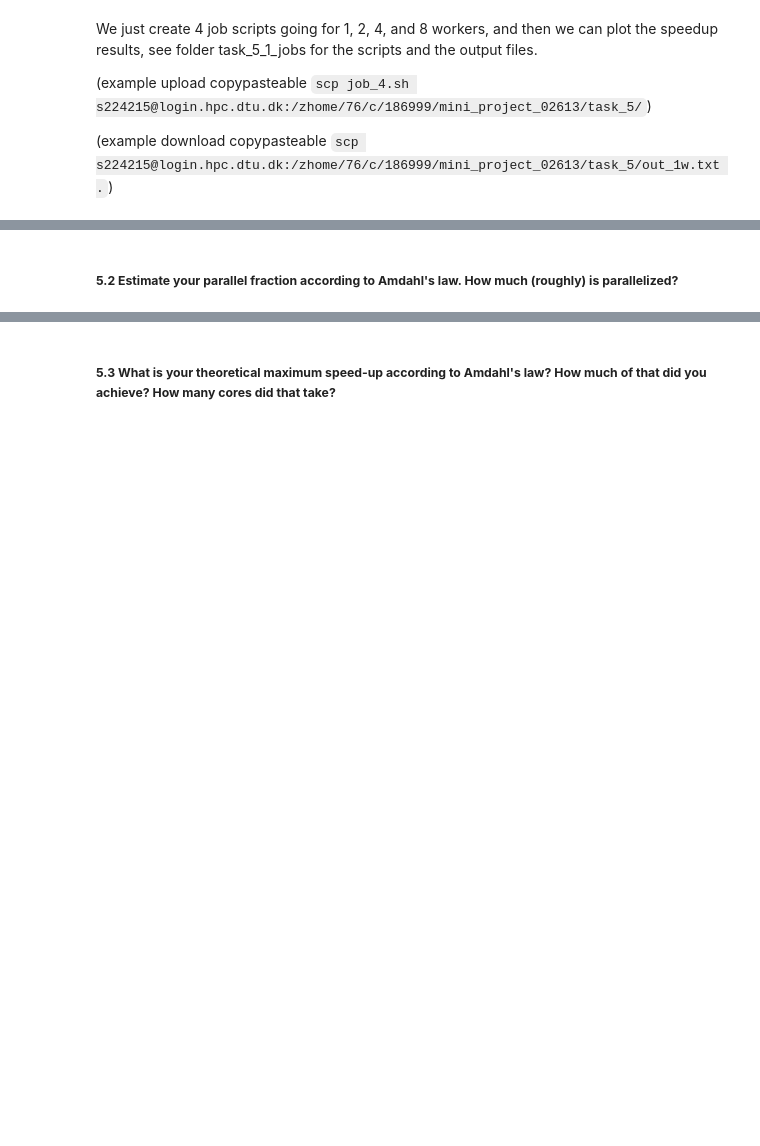
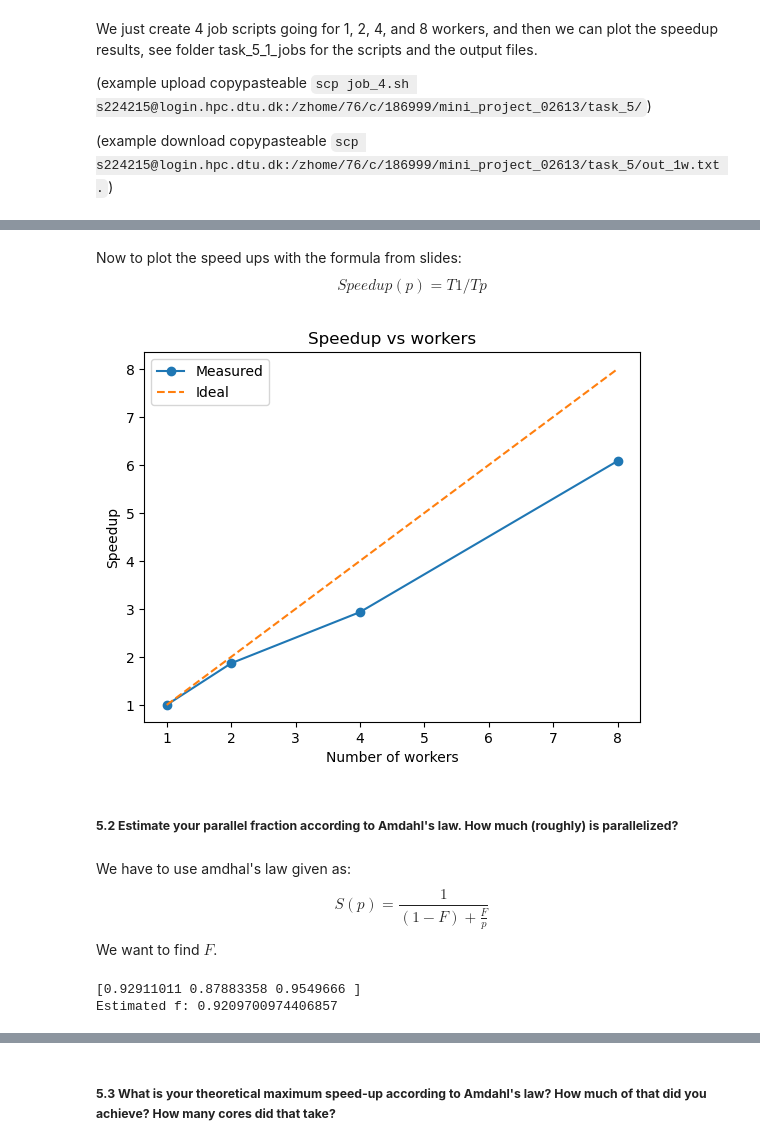
Before and after one commit to Lucialululu/02613_wall_heating_project, a Jupyter notebook: mini_project.ipynb, the cells around one changed output, grey strips where cells are left out. Saved outputs shown, nothing was run; the diff lists cells and outputs as text; code cells hidden in the pictures; blank space fills up the shorter version.

```diff
--- a/mini_project.ipynb
+++ b/mini_project.ipynb
@@ -294,2 +326,44 @@ We just create 4 job scripts going for 1, 2, 4, and 8 workers, and then we can p
+# %% [markdown]
+Now to plot the speed ups with the formula from slides:
+$$
+Speedup(p) = T1 / Tp
+$$
+# %%
+import matplotlib.pyplot as plt
+
+workers = [1, 2, 4, 8]
+times = [663, 355, 226, 109]
+
+speedup = [times[0] / t for t in times]
+ideal = workers
+
+plt.plot(workers, speedup, marker='o', label="Measured")
+plt.plot(workers, ideal, linestyle='--', label="Ideal")
+
+plt.xlabel("Number of workers")
+plt.ylabel("Speedup")
+plt.title("Speedup vs workers")
+plt.legend()
+
+plt.show()
+# %% [output]
+[figure, added]
 # %% [markdown]
 ##### **5.2 Estimate your parallel fraction according to Amdahl's law. How much (roughly) is parallelized?**
+# %% [markdown]
+We have to use amdhal's law given as:
+$$
+S(p) = \frac{1}{(1 - F) + \frac{F}{p}}
+$$
+We want to find $F$.
+# %%
+p = np.array([2, 4, 8])
+speedup_amdahl = np.array(speedup[1:])
+
+f_values = (p * (1 - 1/speedup_amdahl)) / (p - 1)
+
+print(f_values)
+print("Estimated f:", np.mean(f_values))
+# %% [output]
+[0.92911011 0.87883358 0.9549666 ]
+Estimated f: 0.9209700974406857
```
Also changed, not shown: parts of 7 cells of this notebook, 4 other files.
